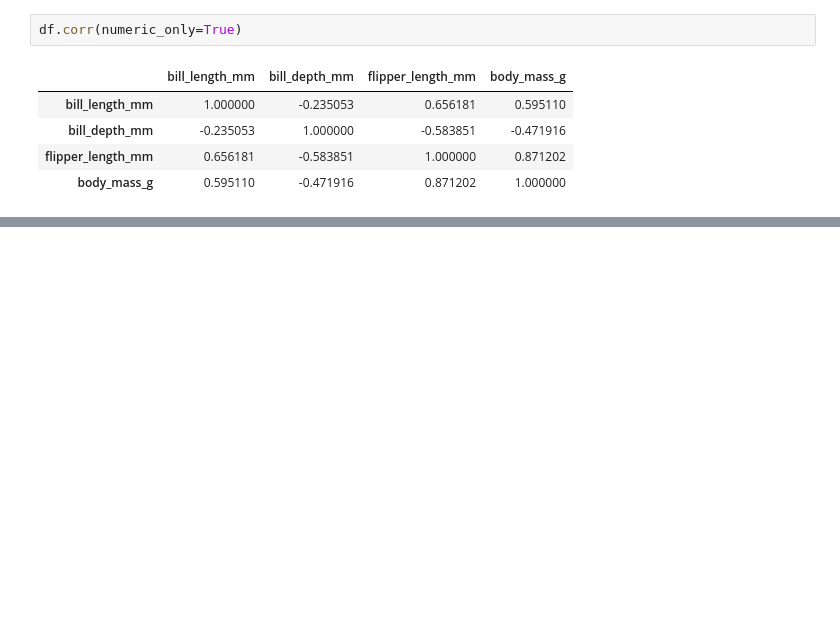
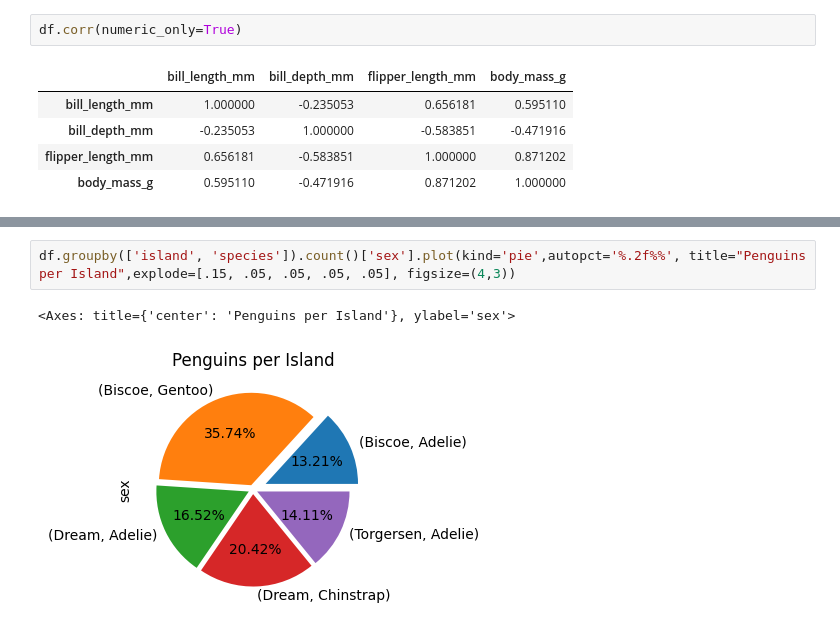
Before and after one commit to Mark20042/data-science-bootcamp, a Jupyter notebook: penguins.ipynb, the cells around one changed output, grey strips where cells are left out. Drawn from its saved outputs; the diff is of its cells as text; blank space fills up the shorter version.

Commit message:
pengu

```diff
--- a/penguins.ipynb
+++ b/penguins.ipynb
@@ -389,0 +413,5 @@ plt.show()
+# %%
+df.groupby(['island', 'species']).count()['sex'].plot(kind='pie',autopct='%.2f%%', title="Penguins per Island",explode=[.15, .05, .05, .05, .05], figsize=(4,3))
+# %% [output]
+<Axes: title={'center': 'Penguins per Island'}, ylabel='sex'>
+[figure, added]
```
Also changed, not shown: parts of 7 cells of this notebook.
